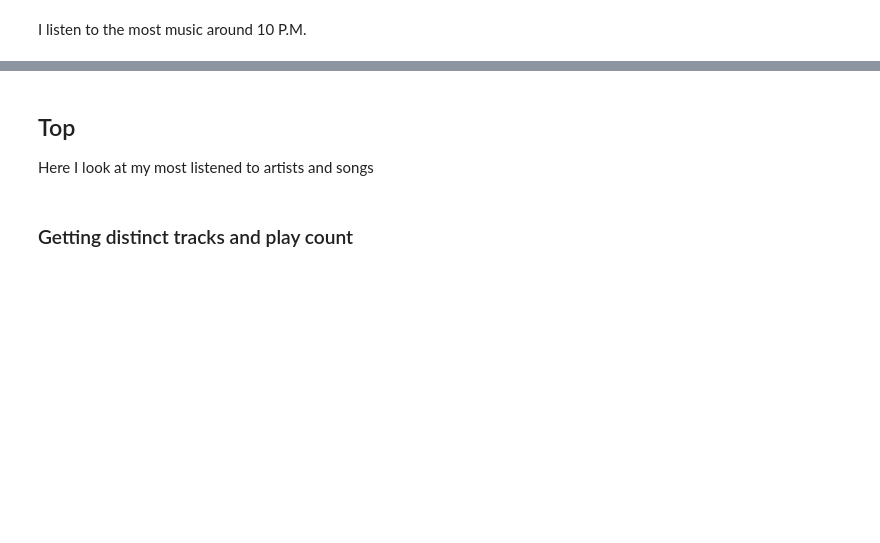
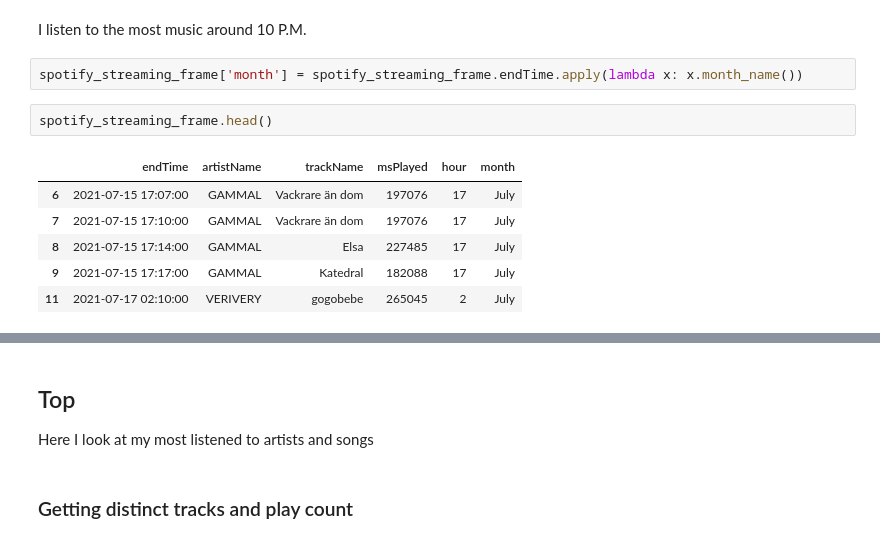
Before and after one commit to YasMME/spotify-data-exploration, a Jupyter notebook: SpotifyStreamingHistory.ipynb, the cells around one changed output, grey strips where cells are left out. Cells and saved outputs as stored; diff of their text form; blank space fills up the shorter version.

```diff
--- a/SpotifyStreamingHistory.ipynb
+++ b/SpotifyStreamingHistory.ipynb
@@ -155,2 +159,13 @@ _ = ax
 # %% [markdown]
 I listen to the most music around 10 P.M.
+# %%
+spotify_streaming_frame['month'] = spotify_streaming_frame.endTime.apply(lambda x: x.month_name())
+# %%
+spotify_streaming_frame.head()
+# %% [output]
+|  | endTime | artistName | trackName | msPlayed | hour | month |
+| 6 | 2021-07-15 17:07:00 | GAMMAL | Vackrare än dom | 197076 | 17 | July |
+| 7 | 2021-07-15 17:10:00 | GAMMAL | Vackrare än dom | 197076 | 17 | July |
+| 8 | 2021-07-15 17:14:00 | GAMMAL | Elsa | 227485 | 17 | July |
+| 9 | 2021-07-15 17:17:00 | GAMMAL | Katedral | 182088 | 17 | July |
+| 11 | 2021-07-17 02:10:00 | VERIVERY | gogobebe | 265045 | 2 | July |
```
Also changed, not shown: parts of 5 cells of this notebook.
